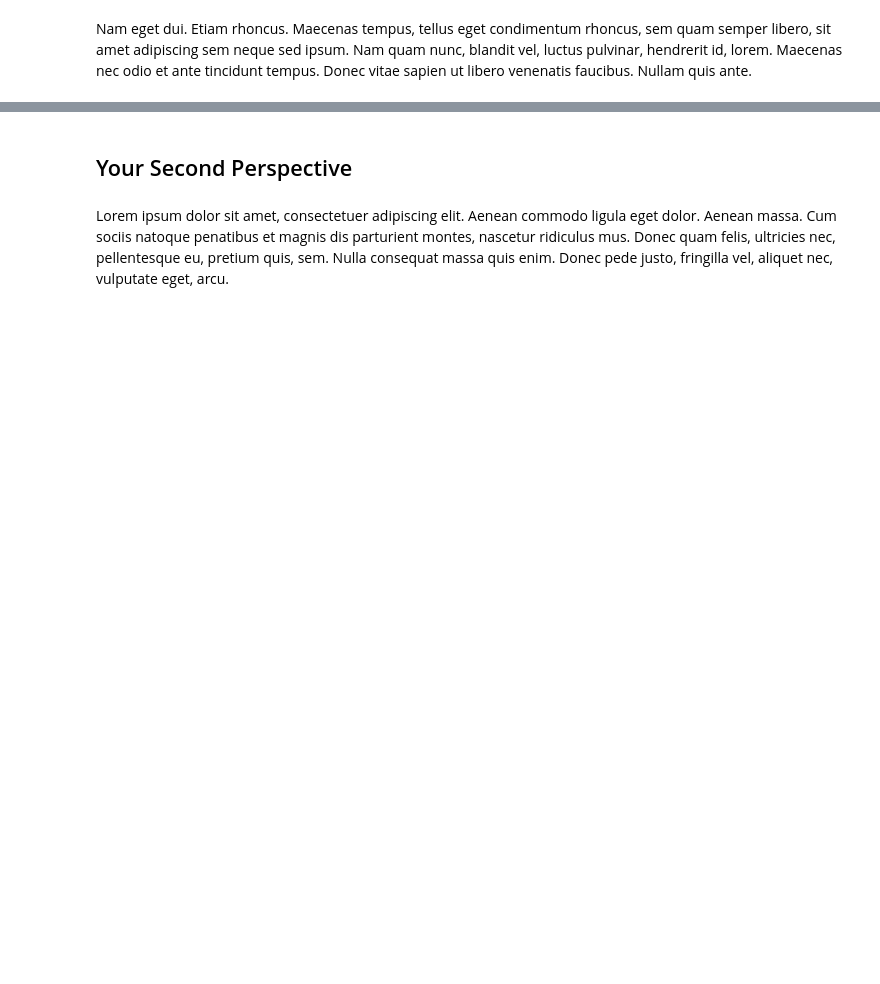
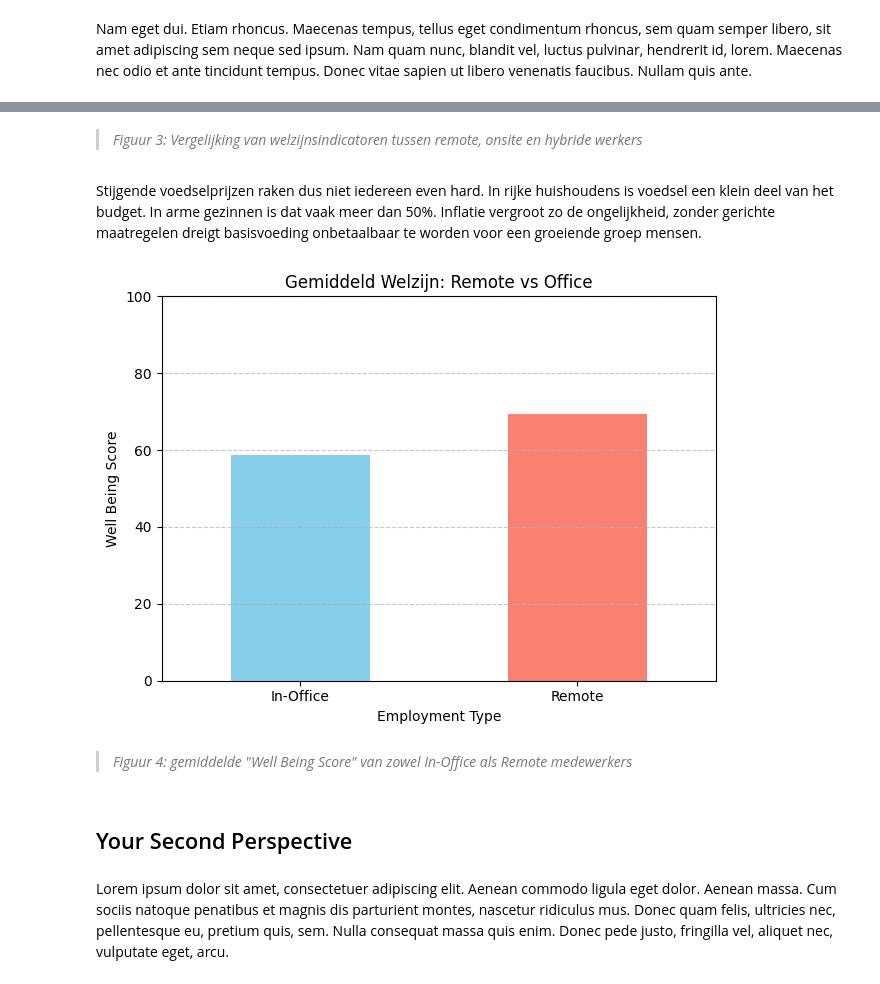
Before and after one commit to DiazWiersma/data-story, a Jupyter notebook: _build/jupyter_execute/docs/format.ipynb, the cells around one changed output, grey strips where cells are left out. Cells and saved outputs as stored; diff of their text form; code cells hidden in the pictures; blank space fills up the shorter version.

```diff
--- a/_build/jupyter_execute/docs/format.ipynb
+++ b/_build/jupyter_execute/docs/format.ipynb
@@ -213,3 +136,27 @@ Li Europan lingues es membres del sam familie. Lor separat existentie es un myth
+# %% [markdown]
+> *Figuur 3: Vergelijking van welzijnsindicatoren tussen remote, onsite en hybride werkers*
+# %% [markdown]
+Stijgende voedselprijzen raken dus niet iedereen even hard. In rijke huishoudens is voedsel een klein deel van het budget. In arme gezinnen is dat vaak meer dan 50%. Inflatie vergroot zo de ongelijkheid, zonder gerichte maatregelen dreigt basisvoeding onbetaalbaar te worden voor een groeiende groep mensen.
+# %%
+df = pd.read_csv("/Users/diazwiersma/data-story/docs/Graphs/remote_work_productivity.csv")
+
+# Gemiddelde productivity per Employment_Type
+avg_productivity = df.groupby('Employment_Type')['Well_Being_Score'].mean()
+
+# Bar chart
+avg_productivity.plot(kind='bar', color=['skyblue', 'salmon'])
+plt.title("Gemiddeld Welzijn: Remote vs Office")
+plt.ylabel("Well Being Score")
+plt.xlabel("Employment Type")
+plt.ylim(0, 100)
+plt.xticks(rotation=0)
+plt.grid(axis='y', linestyle='--', alpha=0.7)
+plt.tight_layout()
+plt.show()
+# %% [output]
+[figure, added]
+# %% [markdown]
+> *Figuur 4: gemiddelde "Well Being Score" van zowel In-Office als Remote medewerkers*
 # %% [markdown]
 ## Your Second Perspective
 # %% [markdown]
```
Also changed, not shown: parts of 50 cells of this notebook, 26 other files.
